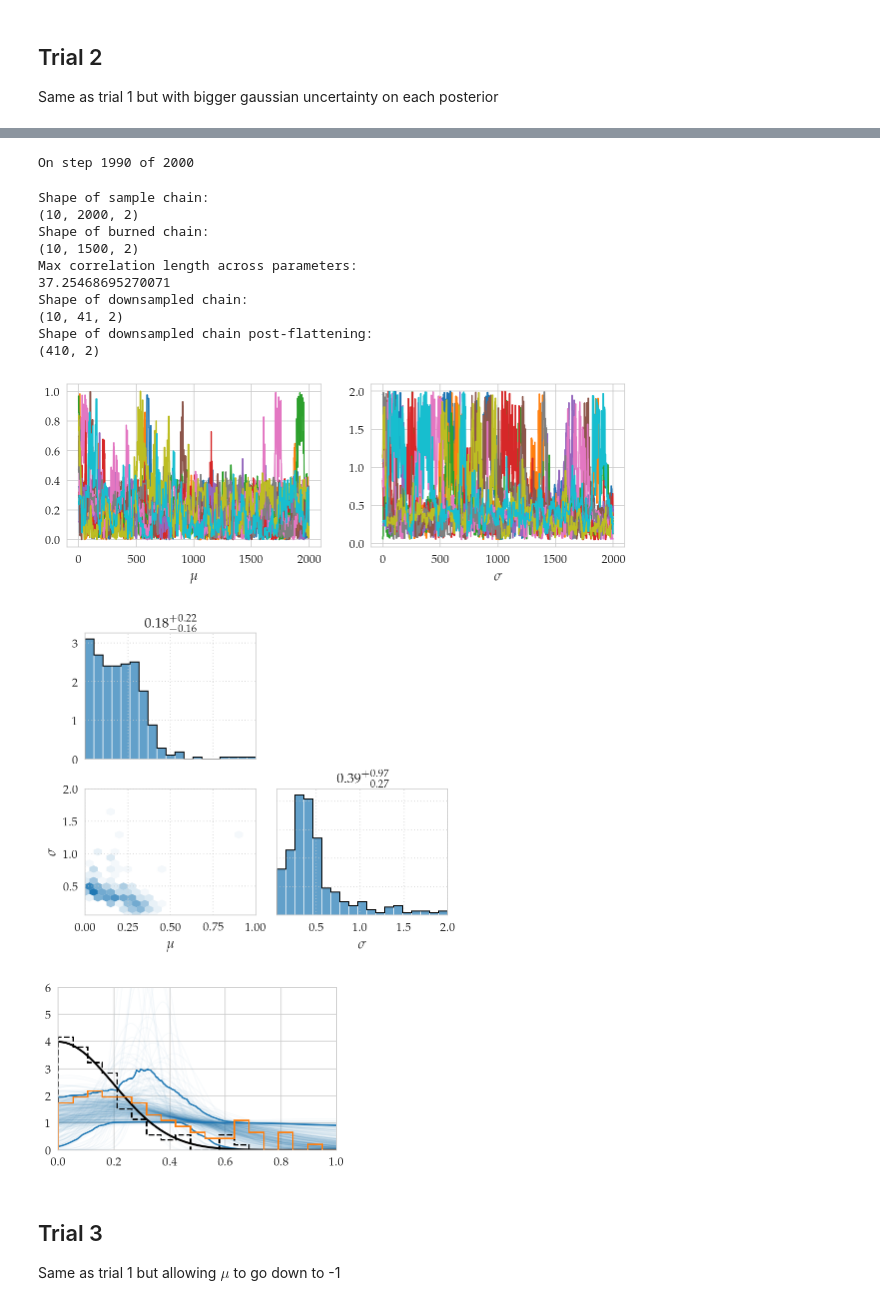
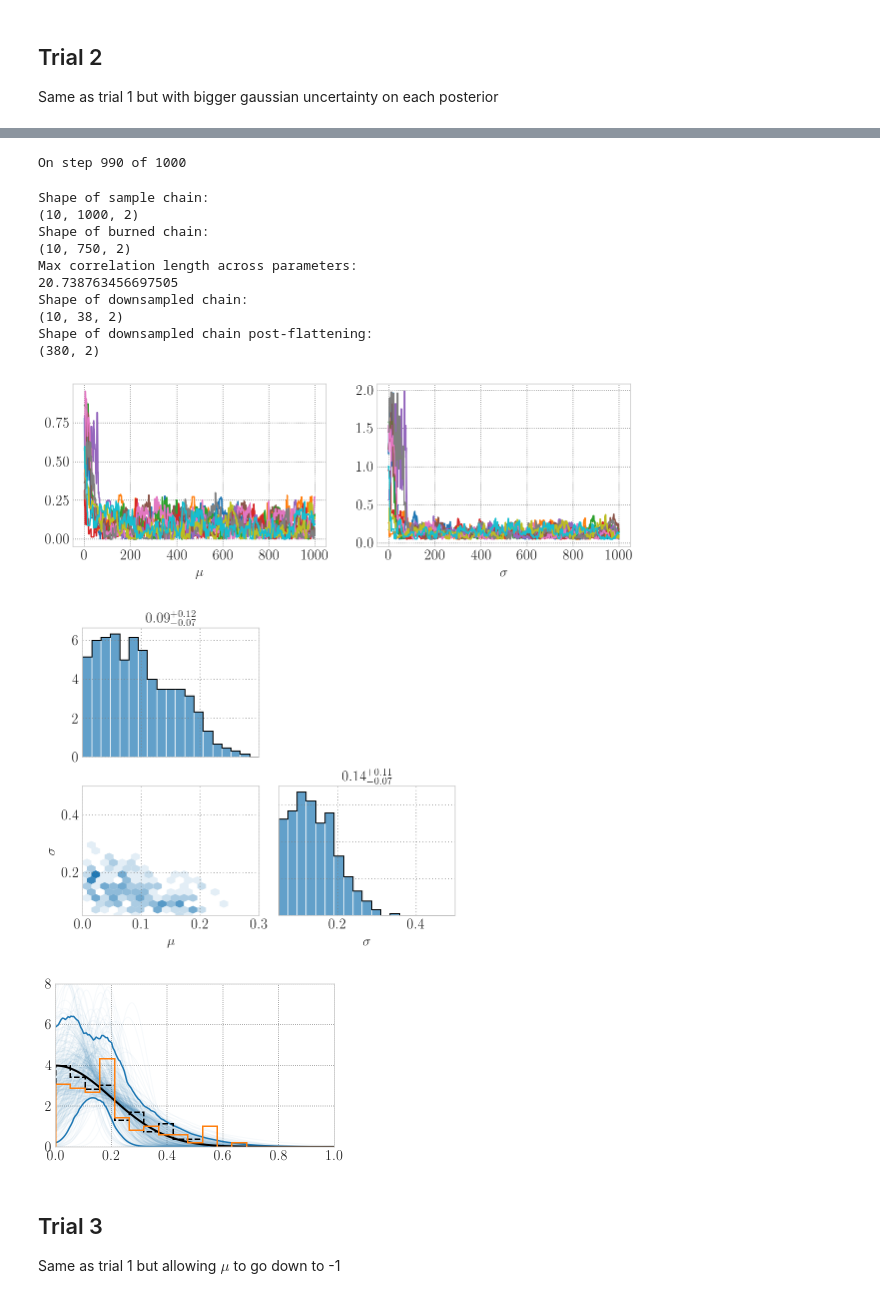
Before and after one commit to simonajmiller/gaussian_fitting, a Jupyter notebook: half_gaussian_fitting.ipynb, the cells around one changed output, grey strips where cells are left out. Cells and saved outputs as stored; diff of their text form; code cells hidden in the pictures.

```diff
--- a/half_gaussian_fitting.ipynb
+++ b/half_gaussian_fitting.ipynb
@@ -54,7 +54,7 @@ plt.show()
 Go from true values to measured values
 # %%
 sigma_meas=0.1 # measurement error (small)
-measured_values = true_values + np.random.normal(loc=true_values, scale=sigma_meas)
+measured_values = np.random.normal(loc=true_values, scale=sigma_meas)
 # %%
 plt.figure(figsize=(5,3))
 plt.hist(true_values, density=True, bins=np.linspace(min(measured_values), max(measured_values), 20), alpha=0.7)
@@ -126,7 +126,7 @@ Run sampler
 # Dimension of hyperparameter space + number of walks + number of steps
 dim = 2
 nWalkers = 10
-nSteps = 2000
+nSteps = 1000
 
 # Initialize walkers
 initial_mu_chis = ph.draw_initial_walkers_uniform(nWalkers, (0,1))
@@ -134,6 +134,10 @@ initial_sigma_chis = ph.draw_initial_walkers_uniform(nWalkers, (0.05,2))
 initial_walkers = np.transpose([initial_mu_chis, initial_sigma_chis])
 
 # Make sampler object
+try:
+    sampler.reset() # reset if necessary
+except:
+    print()
 sampler = emcee.EnsembleSampler(
     nWalkers,
     dim,
@@ -228,7 +232,7 @@ plt.show()
 Same as trial 1 but with bigger gaussian uncertainty on each posterior
 # %%
 sigma_meas2=0.5
-measured_values2 = true_values + np.random.normal(loc=true_values, scale=sigma_meas2)
+measured_values2 = np.random.normal(loc=true_values, scale=sigma_meas2)
 
 sampleDict2 = {}
 
@@ -266,7 +274,7 @@ for i,result in enumerate(sampler2.sample(initial_walkers2,iterations=nSteps)):
     if i%10==0:
         print(f'On step {i} of {nSteps}', end='\r')
 # %% [output]
-On step 1990 of 2000
+On step 990 of 1000
 # %%
 # Get chain
 chainRaw2 = sampler2.chain
@@ -275,15 +283,15 @@ chainRaw2 = sampler2.chain
 chainProcessed2 = pp.processEmceeChain(chainRaw2)
 # %% [output]
 Shape of sample chain:
-(10, 2000, 2)
+(10, 1000, 2)
 Shape of burned chain:
-(10, 1500, 2)
+(10, 750, 2)
 Max correlation length across parameters:
-37.25468695270071
+20.738763456697505
 Shape of downsampled chain:
-(10, 41, 2)
+(10, 38, 2)
 Shape of downsampled chain post-flattening:
-(410, 2)
+(380, 2)
 # %%
 # Plot raw chains
 
@@ -299,45 +307,45 @@ plt.xlabel(r'$\sigma$', fontsize=14)
 
 plt.show()
 # %% [output]
-[figure, old version]
+[figure, new version]
 # %%
 # Cornerplot of processed chains
 
 fig = plt.figure(figsize=(6,5))
 
 toPlot = {
-    "mu_chi":{"data":chainProcessed2[:,0], "plot_bounds":(0,1), "label":r"$\mu$"},
-    "sigma_chi":{"data":chainProcessed2[:,1], "plot_bounds":(0.05,2), "label":r"$\sigma$" },
+    "mu_chi":{"data":chainProcessed2[:,0], "plot_bounds":(0,0.3), "label":r"$\mu$"},
+    "sigma_chi":{"data":chainProcessed2[:,1], "plot_bounds":(0.05,0.5), "label":r"$\sigma$" },
 }
 
 corner.plot_corner(fig,toPlot,'#1f78b4',labelsize=14)
 plt.tight_layout()
 plt.show()
 # %% [output]
-[figure, old version]
+[figure, new version]
 # %%
 # Trace plot
 
 plt.figure(figsize=(5,3))
 
 traces2 = np.zeros((len(xgrid), chainProcessed2.shape[0]))
 for i,samp in enumerate(chainProcessed2):
     mu,sigma=samp
     traces2[:,i] = ph.calculate_Gaussian_1D(xgrid, mu, sigma, 0, 1)
 
 plt.plot(xgrid, traces2, color='#1f78b4', alpha=0.03, lw=1)
 plt.plot(xgrid, np.quantile(traces2, 0.05, axis=1), color='#1f78b4', lw=1.5)
 plt.plot(xgrid, np.quantile(traces2, 0.95, axis=1), color='#1f78b4', lw=1.5)
 plt.plot(xgrid, ph.calculate_Gaussian_1D(xgrid, mu_true, sigma_true, 0, 1), color='k', lw=2)
 
 plt.hist(true_values, density=True, bins=np.linspace(0,1,20), histtype='step', lw=1.5, color='k', ls='--')
 plt.hist(measured_values, density=True, bins=np.linspace(0,1,20), histtype='step', lw=1.5, color='C1')
 
 plt.xlim(0,1)
-plt.ylim(0,6)
+plt.ylim(0,8)
 plt.show()
 # %% [output]
-[figure, old version]
+[figure, new version]
 # %% [markdown]
 ## Trial 3
 
```
Also changed, not shown: parts of 15 cells of this notebook.
